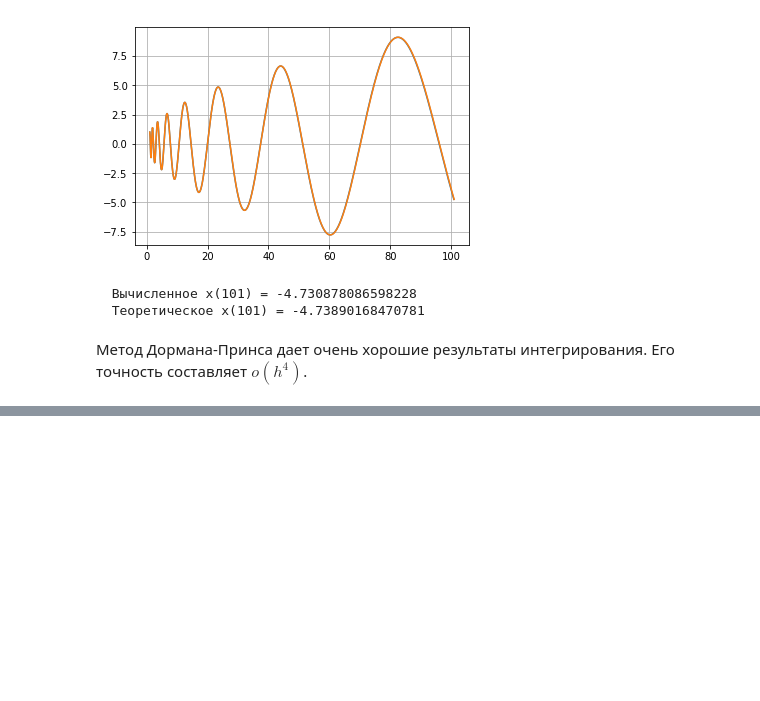
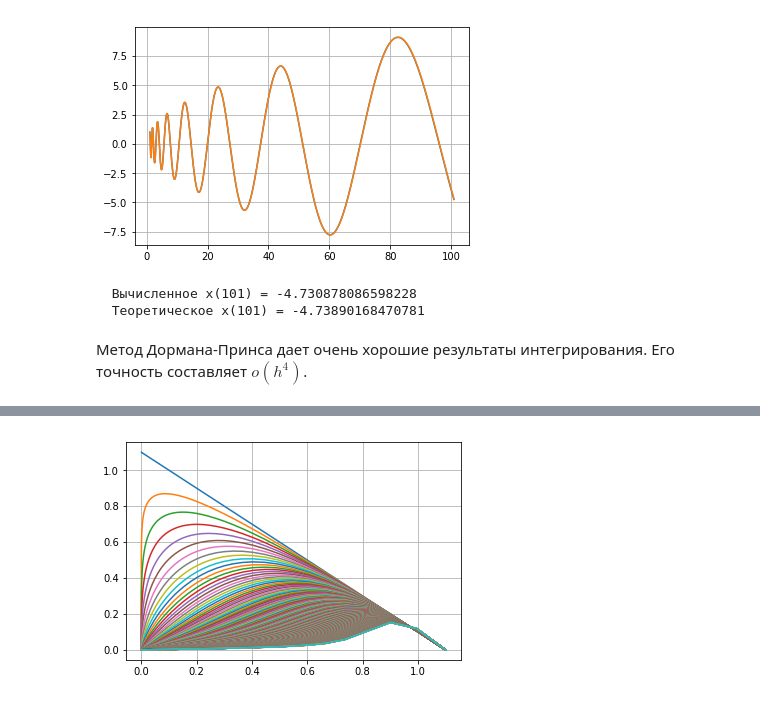
Before and after one commit to alekseik1/calc_math-labs, a Jupyter notebook: main.ipynb, the cells around one changed output, grey strips where cells are left out. Saved outputs shown, nothing was run; the diff lists cells and outputs as text; code cells hidden in the pictures; blank space fills up the shorter version.

```diff
--- a/main.ipynb
+++ b/main.ipynb
@@ -176,0 +212,28 @@ compare_results(t_theor(t_stop), x_4.y[1][-1])
+# %%
+# Пробуем через sympy делать все в общем виде
+a, y0 = symbols('a y_0')
+a = 5
+system_of_eq = lambda x, y: [
+    -y[0],
+    a*y[1]*(y[0]**2 - 1) + y[0]
+]
+# %%
+y0 = 2
+y_0 = [y0, 0]
+t_min, t_max = 0, 30
+
+t_range = np.linspace(t_min, t_max, 1000)
+# %%
+data = []
+# В общем виде не получается. Посмотрим на конкретных значениях параметра `a`
+for a in np.arange(0, 40, 0.1):
+    system_of_eq = lambda x, y: [
+        -y[0],
+        a*y[1]*(y[0]**2 - 1) + y[0]
+    ]
+    y_0 = [1.1, 0]
+    sol = solve_ivp(system_of_eq, (t_min, t_max), y_0, t_eval=np.arange(t_min, t_max, 0.1)).y
+    data.append((sol[0], sol[1]))
+plot_lines(*data)
+# %% [output]
+[figure, added]
```
Also changed, not shown: parts of 6 cells of this notebook.
